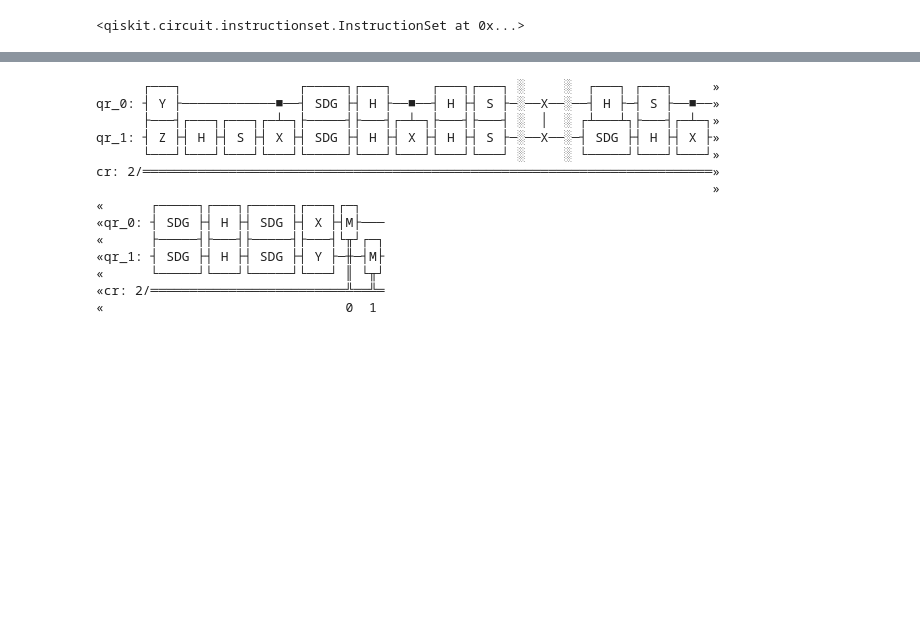
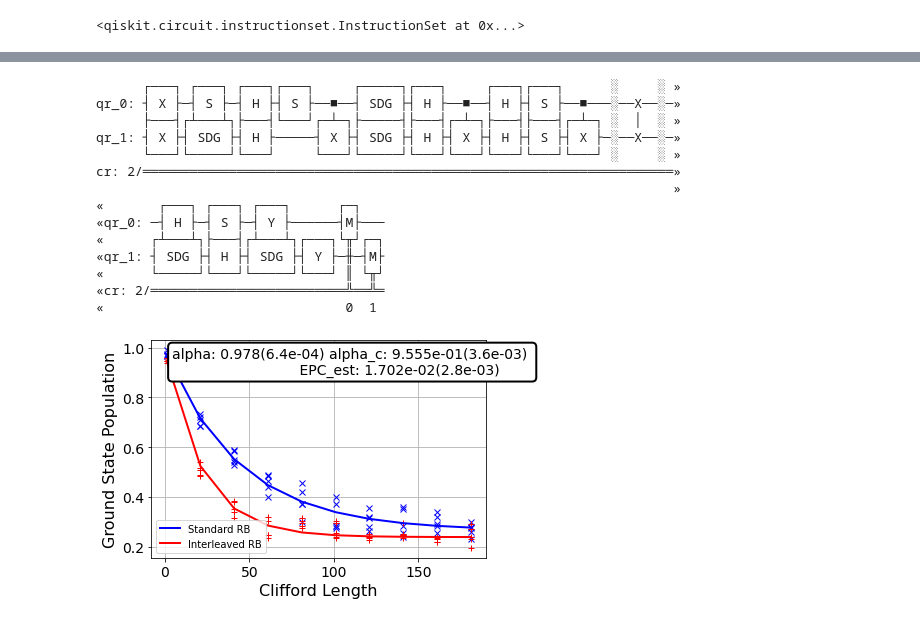
Before and after one commit to qiskit-community/qiskit-ignis, a Jupyter notebook: qiskit/ignis/verification/randomized_benchmarking/experiments/randomized_benchmarking.ipynb, the cells around one changed output, grey strips where cells are left out. Cells and saved outputs as stored; diff of their text form; code cells hidden in the pictures; blank space fills up the shorter version.

```diff
--- a/qiskit/ignis/verification/randomized_benchmarking/experiments/randomized_benchmarking.ipynb
+++ b/qiskit/ignis/verification/randomized_benchmarking/experiments/randomized_benchmarking.ipynb
@@ -364,19 +361,23 @@ plt.show()
 # %%
 from qiskit.circuit.library import SwapGate
 exp1 = InterleavedRBExperiment(SwapGate(), nseeds=5, qubits=[0,1], lengths=[1,2])
 print(exp1.generator.circuits()[2])
+exp1 = InterleavedRBExperiment(SwapGate(), nseeds=5, qubits=[0,1], lengths=nCliffs)
+res = exp1.run(backend, noise_model=noise_model, shots=shots)
+res.plot()
 # %% [output]
-      ┌───┐               ┌─────┐┌───┐     ┌───┐┌───┐ ░     ░  ┌───┐ ┌───┐     »
-qr_0: ┤ Y ├────────────■──┤ SDG ├┤ H ├──■──┤ H ├┤ S ├─░──X──░──┤ H ├─┤ S ├──■──»
-      ├───┤┌───┐┌───┐┌─┴─┐├─────┤├───┤┌─┴─┐├───┤├───┤ ░  │  ░ ┌┴───┴┐├───┤┌─┴─┐»
-qr_1: ┤ Z ├┤ H ├┤ S ├┤ X ├┤ SDG ├┤ H ├┤ X ├┤ H ├┤ S ├─░──X──░─┤ SDG ├┤ H ├┤ X ├»
-      └───┘└───┘└───┘└───┘└─────┘└───┘└───┘└───┘└───┘ ░     ░ └─────┘└───┘└───┘»
-cr: 2/═════════════════════════════════════════════════════════════════════════»
-                                                                               »
-«      ┌─────┐┌───┐┌─────┐┌───┐┌─┐
-«qr_0: ┤ SDG ├┤ H ├┤ SDG ├┤ X ├┤M├───
-«      ├─────┤├───┤├─────┤├───┤└╥┘┌─┐
+      ┌───┐ ┌───┐ ┌───┐┌───┐     ┌─────┐┌───┐     ┌───┐┌───┐      ░     ░ »
+qr_0: ┤ X ├─┤ S ├─┤ H ├┤ S ├──■──┤ SDG ├┤ H ├──■──┤ H ├┤ S ├──■───░──X──░─»
+      ├───┤┌┴───┴┐├───┤└───┘┌─┴─┐├─────┤├───┤┌─┴─┐├───┤├───┤┌─┴─┐ ░  │  ░ »
+qr_1: ┤ X ├┤ SDG ├┤ H ├─────┤ X ├┤ SDG ├┤ H ├┤ X ├┤ H ├┤ S ├┤ X ├─░──X──░─»
+      └───┘└─────┘└───┘     └───┘└─────┘└───┘└───┘└───┘└───┘└───┘ ░     ░ »
+cr: 2/════════════════════════════════════════════════════════════════════»
+                                                                          »
+«       ┌───┐ ┌───┐ ┌───┐      ┌─┐
+«qr_0: ─┤ H ├─┤ S ├─┤ Y ├──────┤M├───
+«      ┌┴───┴┐├───┤┌┴───┴┐┌───┐└╥┘┌─┐
 «qr_1: ┤ SDG ├┤ H ├┤ SDG ├┤ Y ├─╫─┤M├
 «      └─────┘└───┘└─────┘└───┘ ║ └╥┘
 «cr: 2/═════════════════════════╩══╩═
 «                               0  1
+[figure, added]
```
Also changed, not shown: parts of 15 cells of this notebook, 5 other files.
